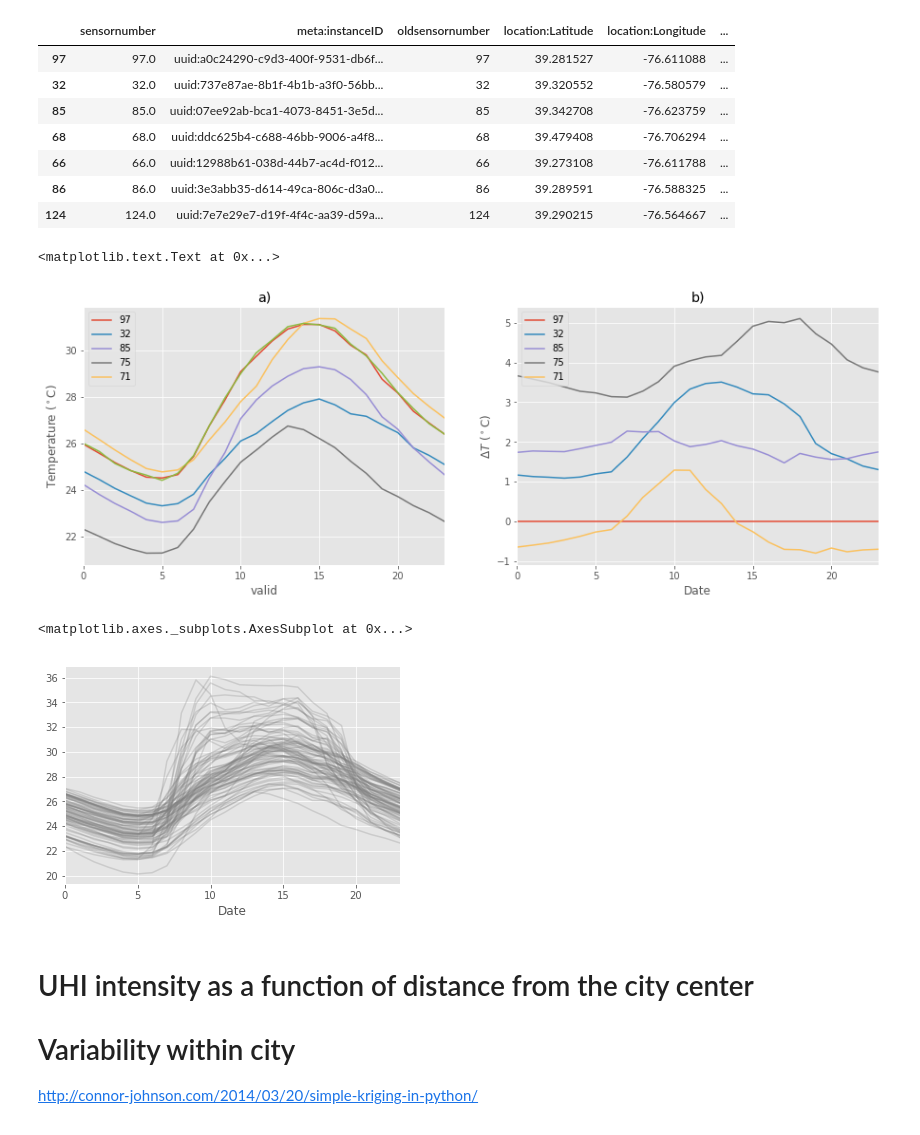
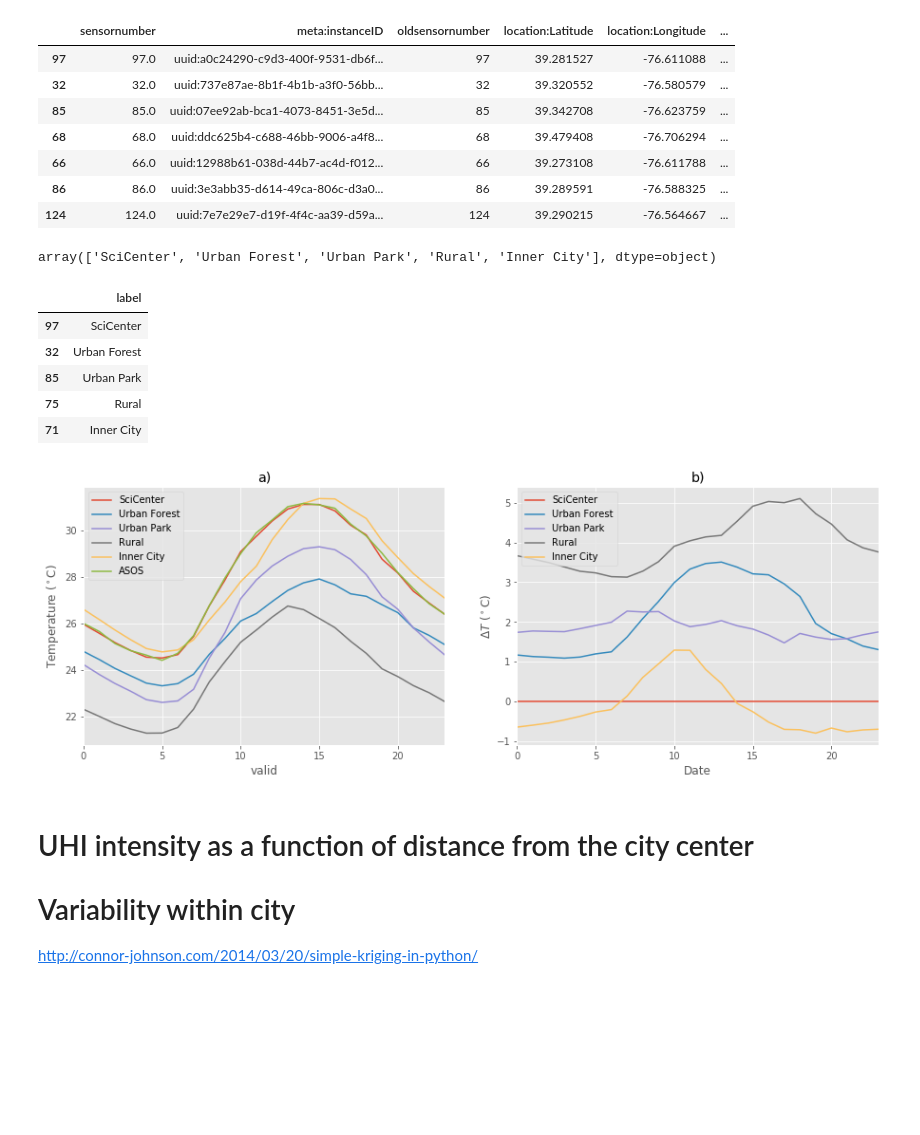
Before and after one commit to gottscott/finalthesischapter, a Jupyter notebook: CharacteristicsBaltimoreUHI.ipynb, the cells around one changed output. Saved outputs shown, nothing was run; the diff lists cells and outputs as text; code cells hidden in the pictures; blank space fills up the shorter version.

Commit message:
added model data from each point

```diff
--- a/CharacteristicsBaltimoreUHI.ipynb
+++ b/CharacteristicsBaltimoreUHI.ipynb
@@ -289,29 +289,42 @@ meta.loc[selected]
 | 66 | 66.0 | uuid:12988b61-038d-44b7-ac4d-f012... | 66 | 39.273108 | -76.611788 | ... |
 | 86 | 86.0 | uuid:3e3abb35-d614-49ca-806c-d3a0... | 86 | 39.289591 | -76.588325 | ... |
 | 124 | 124.0 | uuid:7e7e29e7-d19f-4f4c-aa39-d59a... | 124 | 39.290215 | -76.564667 | ... |
+# %%
+selected_labels.label.values
+# %% [output]
+array(['SciCenter', 'Urban Forest', 'Urban Park', 'Rural', 'Inner City'], dtype=object)
+# %%
+selected_labels
+# %% [output]
+|  | label |
+| 97 | SciCenter |
+| 32 | Urban Forest |
+| 85 | Urban Park |
+| 75 | Rural |
+| 71 | Inner City |
 # %%
 plt.figure(figsize = [15,5])
+selected_labels = pd.DataFrame(['SciCenter', 'Urban Forest', 'Urban Park', 'Rural', 'Inner City'], columns=['label'], index = selected, )
+
 #plot temp
 ax = plt.subplot(1,2,1)
 #tempDF.groupby(tempDF.index.hour).mean().plot( color = 'grey', alpha = .25, legend = False, ax =ax,zorder =1)
-tempDF[selected].groupby(tempDF.index.hour).mean().plot(ax=ax,zorder =2)
+tempDF[selected].groupby(tempDF.index.hour).mean().plot(ax=ax,zorder =2, legend = False)
 obs[start_date:end_date]['urban'].groupby(obs[start_date:end_date].index.hour).mean().plot(ax=ax, label = 'ASOS',zorder =2)
 ax.set_title('a)')
 ax.set_ylabel('Temperature ($^\circ$C)')
+plt.legend(np.concatenate([selected_labels.label.values, ['ASOS']],axis=0))
 
 # plot DT
 ax = plt.subplot(1,2,2)
-(tempDF*-1).add(tempDF[97], axis=0).groupby(tempDF.index.hour).mean()[selected].plot(ax=ax)
+(tempDF*-1).add(tempDF[97], axis=0).groupby(tempDF.index.hour).mean()[selected].plot(ax=ax, legend = False)
 ax.set_title('b)')
 ax.set_ylabel('$\Delta T$ ($^\circ$C)')
+
+plt.legend(np.concatenate([selected_labels.label.values, ['SciCenter ASOS']],axis=0))
+plt.savefig('figures/diurnal.png')
 # %% [output]
-<matplotlib.text.Text at 0x...>
-[figure, old version]
+[figure, new version]
-# %%
-tempDF.groupby(tempDF.index.hour).mean().plot( color = 'grey', alpha = .25, legend = False, ax =ax,zorder =1)
-# %% [output]
-<matplotlib.axes._subplots.AxesSubplot at 0x...>
-[figure, removed]
 # %% [markdown]
 # UHI intensity as a function of distance from the city center
 # Variability within city
```
Also changed, not shown: parts of 4 cells of this notebook, 2 other files.
